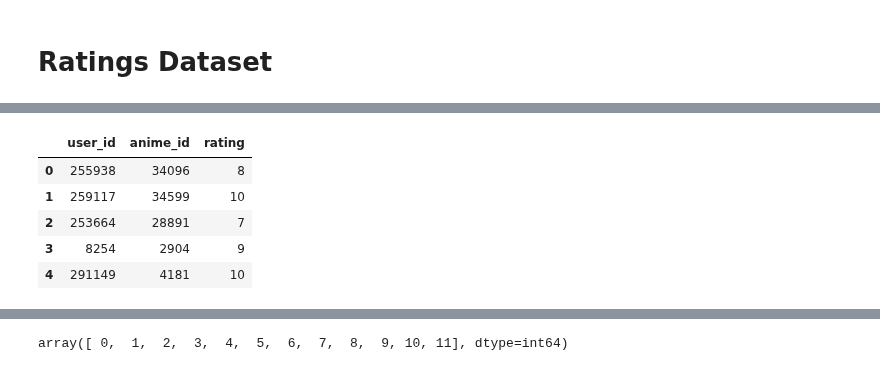
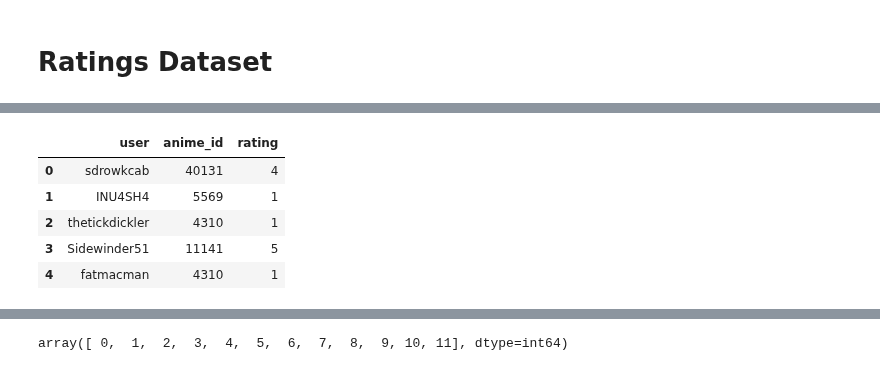
Before and after one commit to Zenoix/Anime-Recommendations, a Jupyter notebook: deployment data/data cleaning.ipynb, the cells around one changed output, grey strips where cells are left out. Saved outputs shown, nothing was run; the diff lists cells and outputs as text; code cells hidden in the pictures.

```diff
--- a/deployment data/data cleaning.ipynb
+++ b/deployment data/data cleaning.ipynb
@@ -82,3 +82,6 @@ rating_df.head()
 | 2 | 253664 | skrn | 28891 | \n \n \n \n ... | 7 | {'Overall': '7', 'Story': '7', 'A... | https://myanimelist.net/reviews.p... |
 | 3 | 8254 | edgewalker00 | 2904 | \n \n \n \n ... | 9 | {'Overall': '9', 'Story': '9', 'A... | https://myanimelist.net/reviews.p... |
 | 4 | 291149 | aManOfCulture99 | 4181 | \n \n \n \n ... | 10 | {'Overall': '10', 'Story': '10', ... | https://myanimelist.net/reviews.p... |
+# %%
+rating_df = rating_df.drop(["text", "link"], axis=1)
+rating_df
@@ -84,0 +119,3 @@ rating_df.head()
+# %%
+rating_df.drop_duplicates(keep="last", inplace=True)
+rating_df
@@ -85,4 +136,4 @@ rating_df.head()
 # %%
-rating_df = rating_df[["uid", "anime_uid", "score"]]
+rating_df = rating_df[["profile", "anime_uid", "score"]]
 rating_df.head()
 # %% [output]
@@ -94,0 +146,3 @@ rating_df.head()
+# %%
+rating_df.reset_index(drop=True, inplace=True)
+rating_df.head()
@@ -95,13 +156,13 @@ rating_df.head()
 # %%
-rating_df.columns = ["user_id", "anime_id", "rating"]
+rating_df.columns = ["user", "anime_id", "rating"]
 rating_df.head()
 # %% [output]
-|  | user_id | anime_id | rating |
-| 0 | 255938 | 34096 | 8 |
-| 1 | 259117 | 34599 | 10 |
-| 2 | 253664 | 28891 | 7 |
-| 3 | 8254 | 2904 | 9 |
-| 4 | 291149 | 4181 | 10 |
+|  | user | anime_id | rating |
+| 0 | sdrowkcab | 40131 | 4 |
+| 1 | INU4SH4 | 5569 | 1 |
+| 2 | thetickdickler | 4310 | 1 |
+| 3 | Sidewinder51 | 11141 | 5 |
+| 4 | fatmacman | 4310 | 1 |
 # %%
 rating_df.dtypes
 # %% [output]
```
Also changed, not shown: parts of 11 cells of this notebook.
